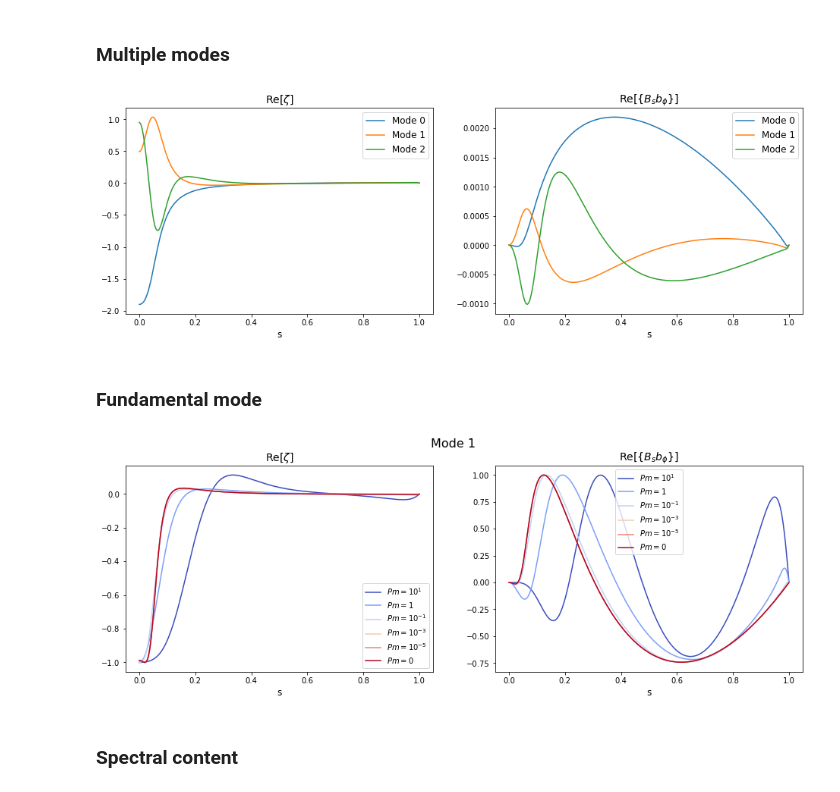
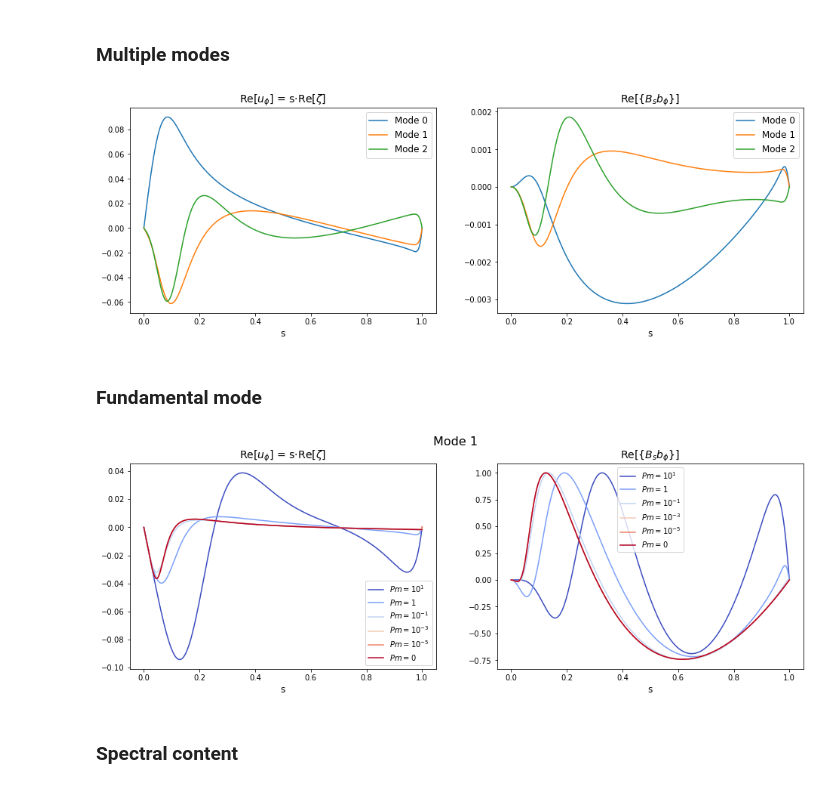
Before and after one commit to GentleMin/PyCrete, a Jupyter notebook: eigenmodes.ipynb, the cells around one changed output. Saved outputs shown, nothing was run; the diff lists cells and outputs as text; code cells hidden in the pictures.

Commit message:
Add u_phi profile, in addition to zeta solution

```diff
--- a/eigenmodes.ipynb
+++ b/eigenmodes.ipynb
@@ -432,66 +432,68 @@ plt.show()
 mode_id_list = [0, 2, 4]
 deg = 500
 save_pict = True
-save_name = "./output/eigenmodes_1D/eigenmodes_Pm1e-1_noslip/mode_0-4"
+save_name = "./output/eigenmodes_1D/eigenmodes_Pm1e+0_noslip/mode_0-4_velocity"
 
-eigen_fname = "./output/eigenmodes_1D/eigenmodes_Pm1e-1_noslip/eigenmodes_Pm1e-1_noslip_cheby500_redvec.h5"
+eigen_fname = "./output/eigenmodes_1D/eigenmodes_Pm1e+0_noslip/eigenmodes_Pm1e+0_noslip_cheby500_redvec.h5"
 mode_labels = ["Mode {:d}".format(m_id // 2) for m_id in mode_id_list]
 mode_colors = plt.cm.coolwarm(np.arange(len(mode_id_list))/(len(mode_id_list) - 1))
 
-xi = np.linspace(-1, 1, num=200)
+xi, _ = specfun.roots_chebyt(n=200)
 s_array = (1 + xi)/2
 cheby_eval = basis.ChebyshevTSpace(np.arange(deg), xi)
 
 fig, axes = plt.subplots(nrows=1, ncols=2, figsize=(16, 5))
 
 with h5py.File(eigen_fname, 'r') as f_read:
     eigenvals = f_read["eigenvals"][()]
     eigenfuns = f_read["eigenfuns"][()]
 eigenvals, eigenfuns = eigproc.filter_sort_eig(eigenvals, eigenfuns, threshold=1.)
 # eigenmode_u = np.array([cheby_eval(eigenfuns[:deg, id_mode]/eigenfuns[np.argmax(np.abs(eigenfuns[:deg, id_mode])), id_mode]) for id_mode in mode_id_list])
 # eigenmode_b = np.array([cheby_eval(eigenfuns[deg:, id_mode]/eigenfuns[np.argmax(np.abs(eigenfuns[:deg, id_mode])), id_mode]) for id_mode in mode_id_list])
 eigenmode_u = np.array([cheby_eval(eigenfuns[:deg, id_mode]) for id_mode in mode_id_list])
 eigenmode_b = np.array([cheby_eval(eigenfuns[deg:, id_mode]) for id_mode in mode_id_list])
 
 for id_mode in range(len(mode_id_list)):
     ax = axes[0]
-    ax.plot(s_array, np.real(eigenmode_u[id_mode]), label=mode_labels[id_mode], zorder=5)
+    ax.plot(s_array, s_array*np.real(eigenmode_u[id_mode]), label=mode_labels[id_mode], zorder=5)
     ax = axes[1]
     ax.plot(s_array, np.real(eigenmode_b[id_mode]), label=mode_labels[id_mode], zorder=5)
 
 ax = axes[0]
-ax.set_title(r"Re[$\zeta$]", fontsize=14)
+# ax.set_title(r"Re[$\zeta$]", fontsize=14)
+ax.set_title(r"Re[$u_{\phi}$] = s$\cdot$Re[$\zeta$]", fontsize=14)
 ax.set_xlabel("s", fontsize=12)
 ax.legend(fontsize=12)
 
 ax = axes[1]
 ax.set_title(r"Re[$\{B_s b_\phi\}$]", fontsize=14)
 ax.set_xlabel("s", fontsize=12)
 ax.legend(fontsize=12)
 
 if save_pict:
     plt.savefig(save_name + ".png", format="png", dpi=150, bbox_inches="tight")
 plt.show()
 # %% [output]
-[figure, old version]
+[figure, new version]
 # %% [markdown]
 ### Fundamental mode
 # %%
 mode_id = 2
 deg = 500
 save_pict = True
-save_name = "./output/eigenmodes_1D/mode_shape_%d" % (mode_id // 2,)
+save_name = "./output/eigenmodes_1D/mode_shape_%d_vel" % (mode_id // 2,)
 
 eigen_f_list = ["./output/eigenmodes_1D/eigenmodes_Pm0_freeslip/eigenmodes_Pm0_cheby500_redvec.h5",
                 "./output/eigenmodes_1D/eigenmodes_Pm1e-5_noslip/eigenmodes_Pm1e-5_noslip_cheby500_redvec.h5",
                 "./output/eigenmodes_1D/eigenmodes_Pm1e-3_noslip/eigenmodes_Pm1e-3_noslip_cheby500_redvec.h5",
                 "./output/eigenmodes_1D/eigenmodes_Pm1e-1_noslip/eigenmodes_Pm1e-1_noslip_cheby500_redvec.h5",
                 "./output/eigenmodes_1D/eigenmodes_Pm1e+0_noslip/eigenmodes_Pm1e+0_noslip_cheby500_redvec.h5",
-                "./output/eigenmodes_1D/eigenmodes_Pm1e+1_noslip/eigenmodes_Pm1e+1_noslip_cheby500_redvec.h5"]
+                "./output/eigenmodes_1D/eigenmodes_Pm1e+1_noslip/eigenmodes_Pm1e+1_noslip_cheby500_redvec.h5"
+               ]
 eigen_colors = plt.cm.coolwarm_r(np.arange(len(eigen_f_list))/(len(eigen_f_list) - 1))
 eigen_labels = [r"$Pm=0$", r"$Pm=10^{-5}$", r"$Pm=10^{-3}$", r"$Pm=10^{-1}$", r"$Pm=1$", r"$Pm=10^{1}$"]
 
-xi, _ = specfun.roots_chebyt(200)
+xi, _ = specfun.roots_chebyt(500)
 s_array = (1 + xi)/2
 cheby_eval = basis.ChebyshevTSpace(np.arange(deg), xi)
 
@@ -508,12 +510,13 @@ for i_f in range(len(eigen_f_list)-1, -1, -1):
     # eigenmode_u = cheby_eval(eigenfuns[:deg, mode_id])
     # eigenmode_b = cheby_eval(eigenfuns[deg:, mode_id])
     ax = axes[0]
-    ax.plot(s_array, np.real(eigenmode_u)/np.amax(np.abs(np.real(eigenmode_u))), color=eigen_colors[i_f], label=eigen_labels[i_f], linewidth=1.5, zorder=5)
+    ax.plot(s_array, s_array*np.real(eigenmode_u)/np.amax(np.abs(np.real(eigenmode_u))), color=eigen_colors[i_f], label=eigen_labels[i_f], linewidth=1.5, zorder=5)
     ax = axes[1]
     ax.plot(s_array, np.real(eigenmode_b)/np.amax(np.abs(np.real(eigenmode_b))), color=eigen_colors[i_f], label=eigen_labels[i_f], linewidth=1.5, zorder=5)
 
 ax = axes[0]
-ax.set_title(r"Re[$\zeta$]", fontsize=14)
+# ax.set_title(r"Re[$\zeta$]", fontsize=14)
+ax.set_title(r"Re[$u_{\phi}$] = s$\cdot$Re[$\zeta$]", fontsize=14)
 ax.set_xlabel("s", fontsize=12)
 ax.legend(fontsize=10)
 
@@ -528,7 +531,7 @@ if save_pict:
     plt.savefig(save_name + ".png", format="png", dpi=150, bbox_inches="tight")
 plt.show()
 # %% [output]
-[figure, old version]
+[figure, new version]
 # %% [markdown]
 ### Spectral content
 # %%
```
